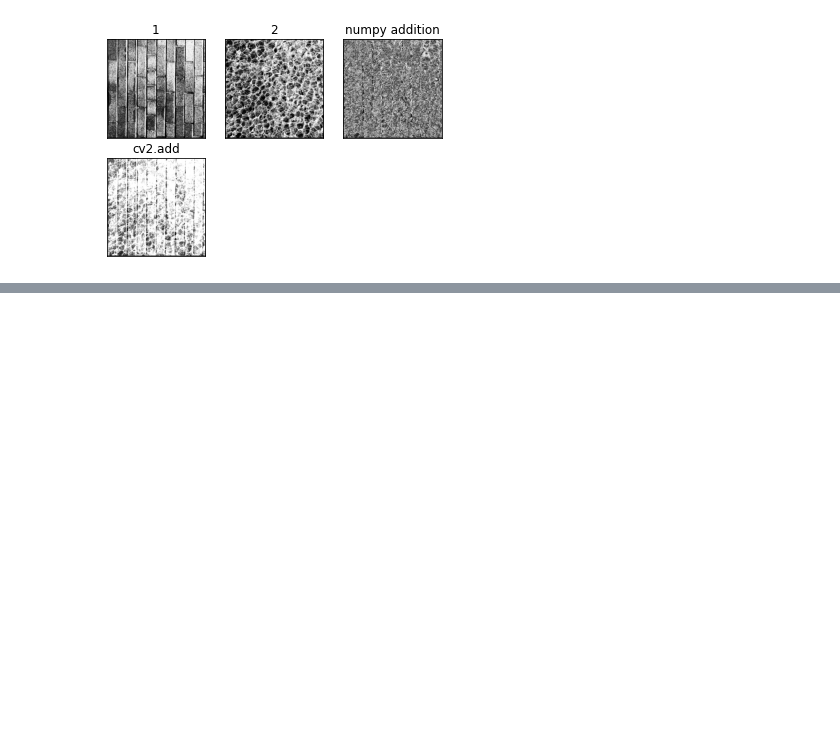
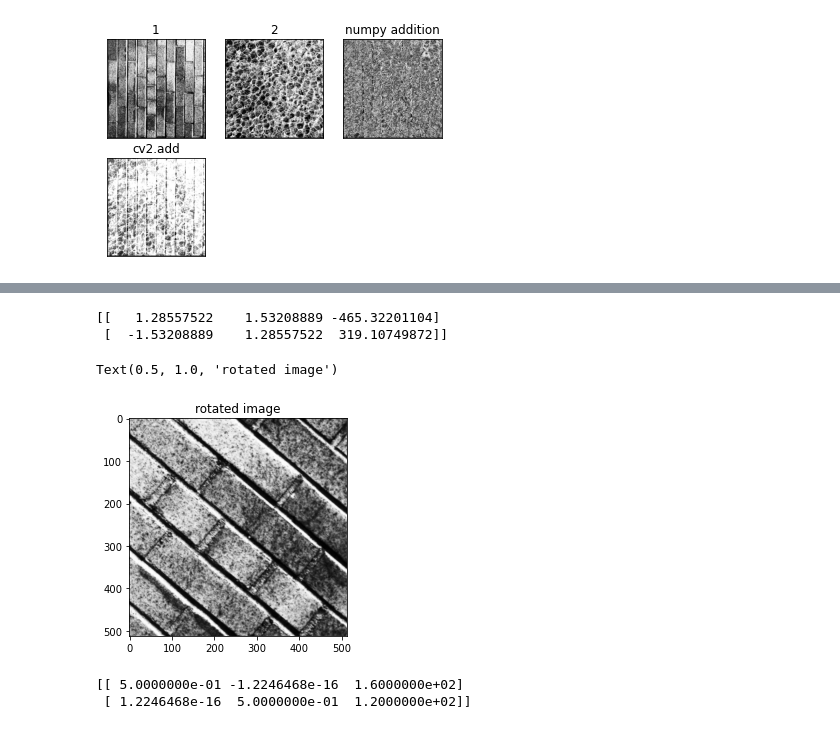
Before and after one commit to tubbytani/image_processing, a Jupyter notebook: opencv/cvimages.ipynb, the cells around one changed output, grey strips where cells are left out. Saved outputs shown, nothing was run; the diff lists cells and outputs as text; code cells hidden in the pictures; blank space fills up the shorter version.

```diff
--- a/opencv/cvimages.ipynb
+++ b/opencv/cvimages.ipynb
@@ -175,0 +197,33 @@ for i in range(4):
+# %%
+R=cv2.getRotationMatrix2D((coloumns/2,rows/2),50,2) #50-angle,2 is the zooming efect ie.enlarged if less than 1 then smaller
+print(R)
+output=cv2.warpAffine(img1,R,(coloumns,rows))
+plt.imshow(output)
+plt.title('rotated image')
+# %% [output]
+[[   1.28557522    1.53208889 -465.32201104]
+ [  -1.53208889    1.28557522  319.10749872]]
+Text(0.5, 1.0, 'rotated image')
+[figure, added]
+# %%
+angle=360
+k=1
+while True:
+    if angle==0:
+        angle=360
+    R=cv2.getRotationMatrix2D((coloumns/2,rows/2),angle,0.5)
+   # if k==1:
+   #     print(R)
+   #     k=k+1
+   # else:
+   #     k=k+1
+    output=cv2.warpAffine(img1,R,(coloumns,rows))
+    cv2.imshow('rotated image',output)
+    angle=angle-1
+    time.sleep(0.01)
+    if cv2.waitKey(1)==27:
+        break
+cv2.destroyWindow('Rotated image')
+# %% [output]
+[[ 5.0000000e-01 -1.2246468e-16  1.6000000e+02]
+ [ 1.2246468e-16  5.0000000e-01  1.2000000e+02]]
```
Also changed, not shown: parts of 5 cells of this notebook.
